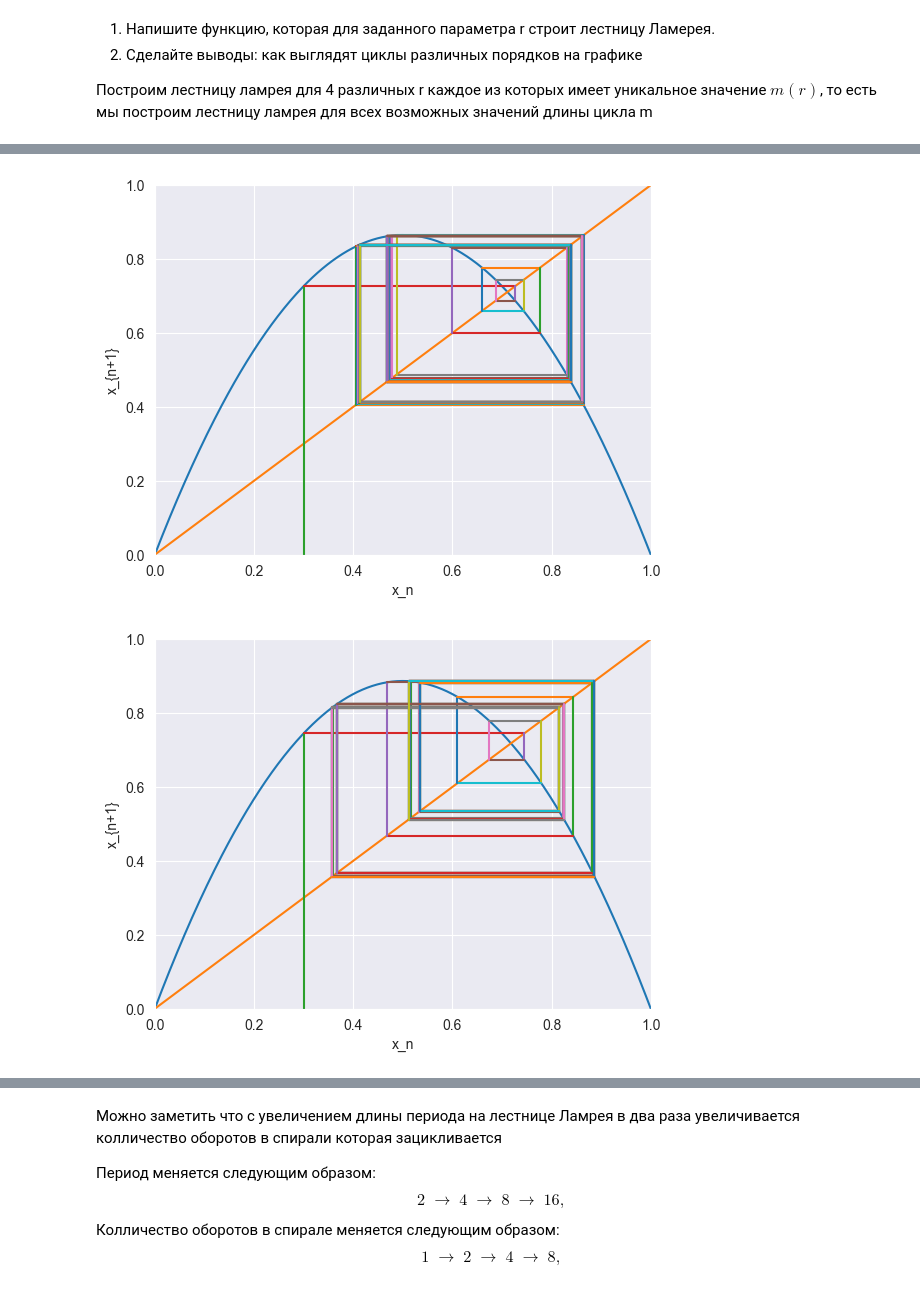
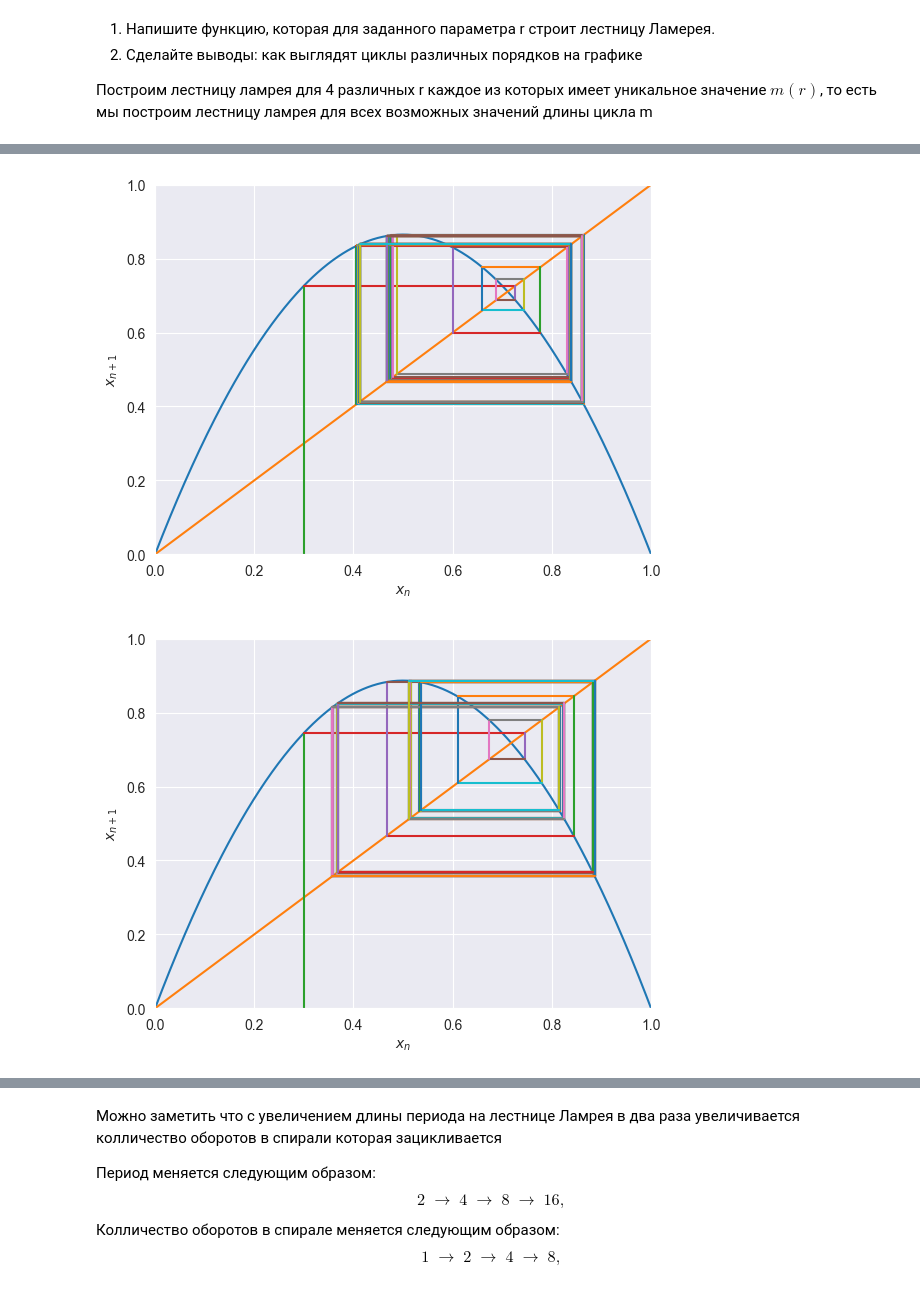
Before and after one commit to OXYgenRu/MatanLabS1, a Jupyter notebook: solve.ipynb, the cells around one changed output, grey strips where cells are left out. Cells and saved outputs as stored; diff of their text form; code cells hidden in the pictures.

```diff
--- a/solve.ipynb
+++ b/solve.ipynb
@@ -420,8 +452,8 @@ def lamerey_staircase(r, x0=0.3, n_steps=50):
 
     ax.set_xlim(0, 1)
     ax.set_ylim(0, 1)
-    ax.set_xlabel("x_n")
-    ax.set_ylabel("x_{n+1}")
+    ax.set_xlabel("$x_n$")
+    ax.set_ylabel("$x_{n+1}$")
     plt.show()
 
 
@@ -435,2 +467,2 @@ lamerey_staircase(r=3.568, x0=0.3, n_steps=steps)
-[figure, old version]
+[figure, new version]
-[figure, old version]
+[figure, new version]
```
Also changed, not shown: parts of 10 cells of this notebook.
